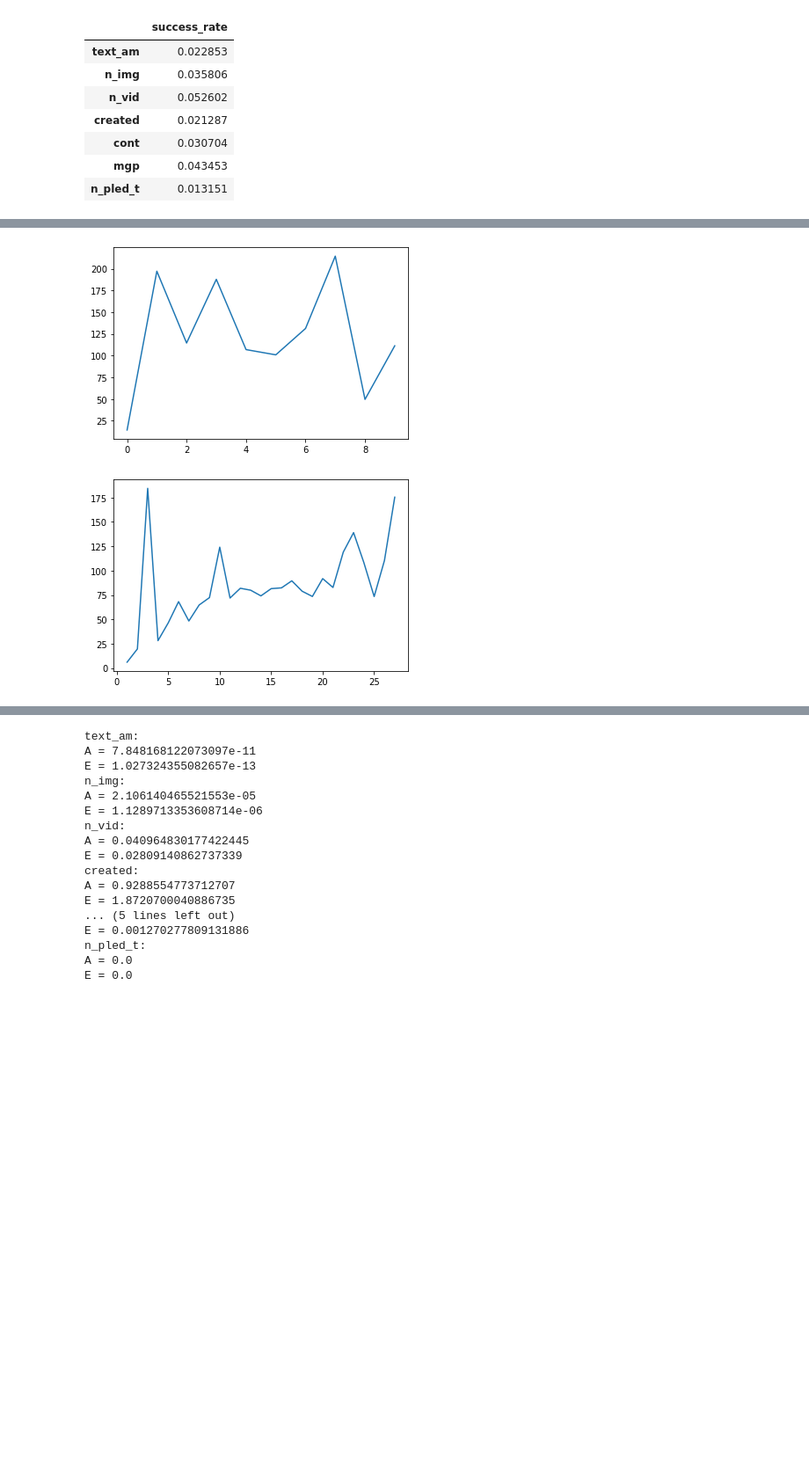
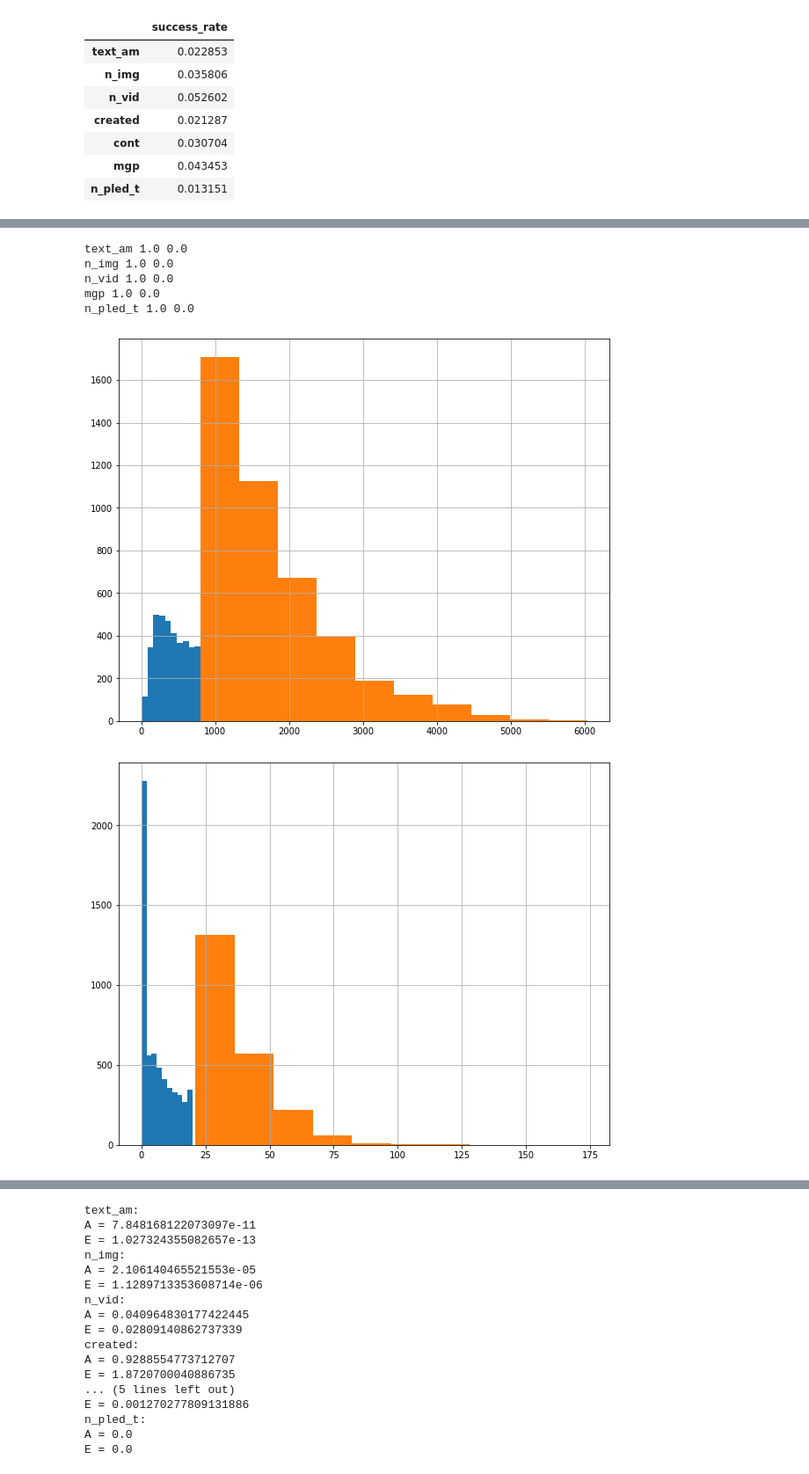
Before and after one commit to Yue2u/DANO-olympiade, a Jupyter notebook: Result.ipynb, the cells around one changed output, grey strips where cells are left out. Shown at 88% size. Cells and saved outputs as stored; diff of their text form; code cells hidden in the pictures; blank space fills up the shorter version.

```diff
--- a/Result.ipynb
+++ b/Result.ipynb
@@ -257,34 +257,22 @@ draw_dependencies(df, futures)
 [figure]
-# %%
-for col in futures:
-  xs = []
-  ys = []
-
-  for val in sorted(df[col].unique()):
-      mean_sr = df[df[col] == val]['success_rate'].mean()
-      if df[df[col] == val].shape[0] > 5:
-          xs.append(val)
-          ys.append(mean_sr)
-
-  plt.figure(figsize='')
-  plt.plot(xs, ys)
-  plt.xlabel = 'Количество видео'
-  plt.ylabel = 'Среднее отношения pled / goal'
-# %% [output]
-[figure, removed]
-# %%
-xs = []
-ys = []
-
-
-for vids in sorted(df['n_pled_t'].unique()):
-    mean_sr = df[df['n_pled_t'] == vids]['success_rate'].mean()
-    if df[df['n_pled_t'] == vids].shape[0] > 7:
-        xs.append(vids)
-        ys.append(mean_sr)
-
-plt.plot(xs, ys)
-plt.xlabel = 'Количество категорий доната'
-plt.ylabel = 'Среднее отношения pled / goal'
-# %% [output]
-[figure, removed]
+# %%
+for col, val in zip(futures, [800, 20, 1, None, None, 0.6, 3]):
+    if val == None:
+        continue
+    plt.figure(figsize=(10,8))
+    x = df[df[col] <= val][col]
+    y = df[df[col] > val][col]
+
+    x.hist()
+    y.hist()
+
+    u1, p = mannwhitneyu(x, y, alternative='less', use_continuity=False)
+    print(col, 1.0 - p, u1)
+# %% [output]
+text_am 1.0 0.0
+n_img 1.0 0.0
+n_vid 1.0 0.0
+mgp 1.0 0.0
+n_pled_t 1.0 0.0
+[figure, added]
+[figure, added]
```
Also changed, not shown: parts of 17 cells of this notebook.
